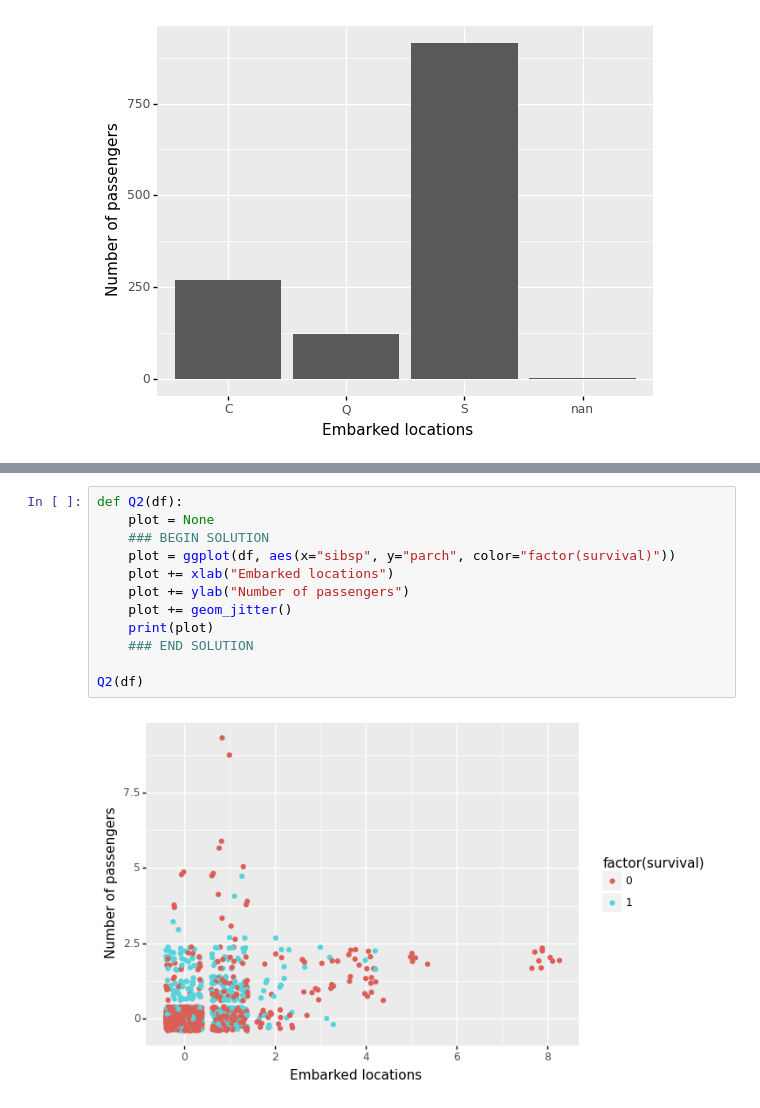
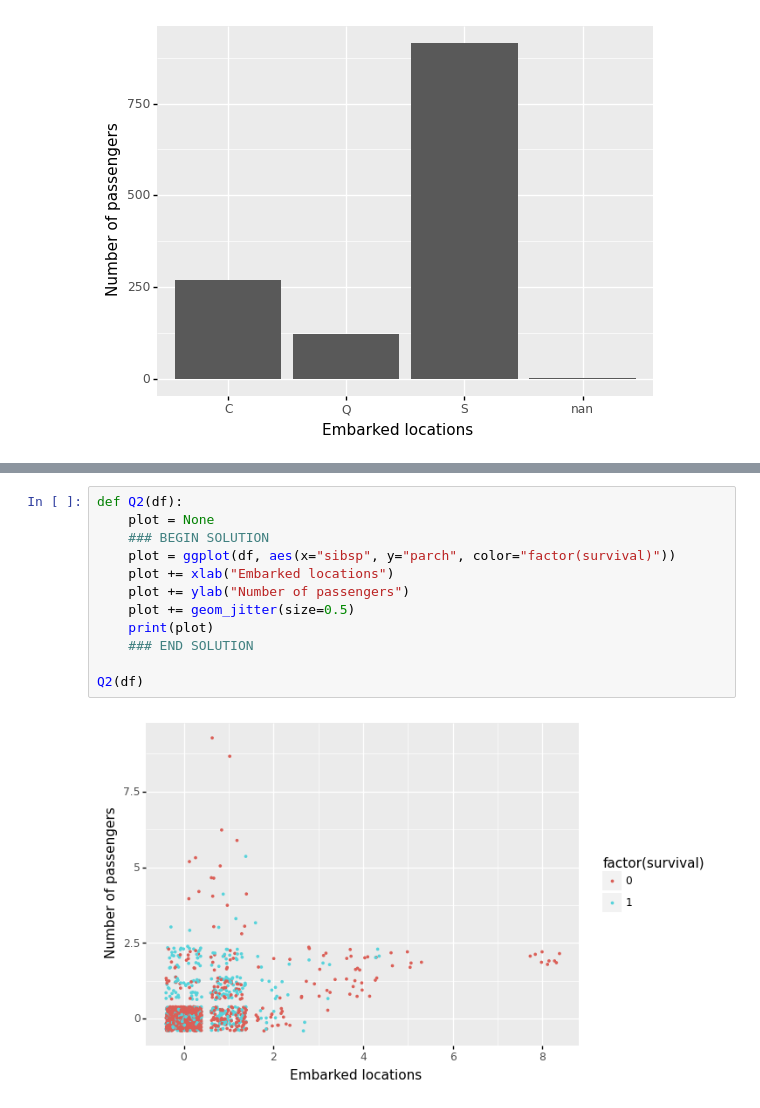
Before and after one commit to jambrr/assignments, a Jupyter notebook: big_data/09-PLOTS/09-PLOTS.ipynb, the cells around one changed output, grey strips where cells are left out. Saved outputs shown, nothing was run; the diff lists cells and outputs as text.

```diff
--- a/big_data/09-PLOTS/09-PLOTS.ipynb
+++ b/big_data/09-PLOTS/09-PLOTS.ipynb
@@ -99,17 +99,17 @@ __2. Create a jitter plot with a point size of 0.5 that represents the relation
 # %%
 def Q2(df):
     plot = None
     ### BEGIN SOLUTION
     plot = ggplot(df, aes(x="sibsp", y="parch", color="factor(survival)"))
     plot += xlab("Embarked locations")
     plot += ylab("Number of passengers")
-    plot += geom_jitter()
+    plot += geom_jitter(size=0.5)
     print(plot)
     ### END SOLUTION
 
 Q2(df)
 # %% [output]
-[figure, old version]
+[figure, new version]
 # %% [markdown]
 __3. Create a box plot with 'red' outlier color and variable width to show the relation between `pclass` (x-axis) and `age` (y-axis) variables__
 - __note__: the outlier color must be 'red', not '#FF0000' or other alternatives
```
Also changed, not shown: parts of 5 cells of this notebook.
